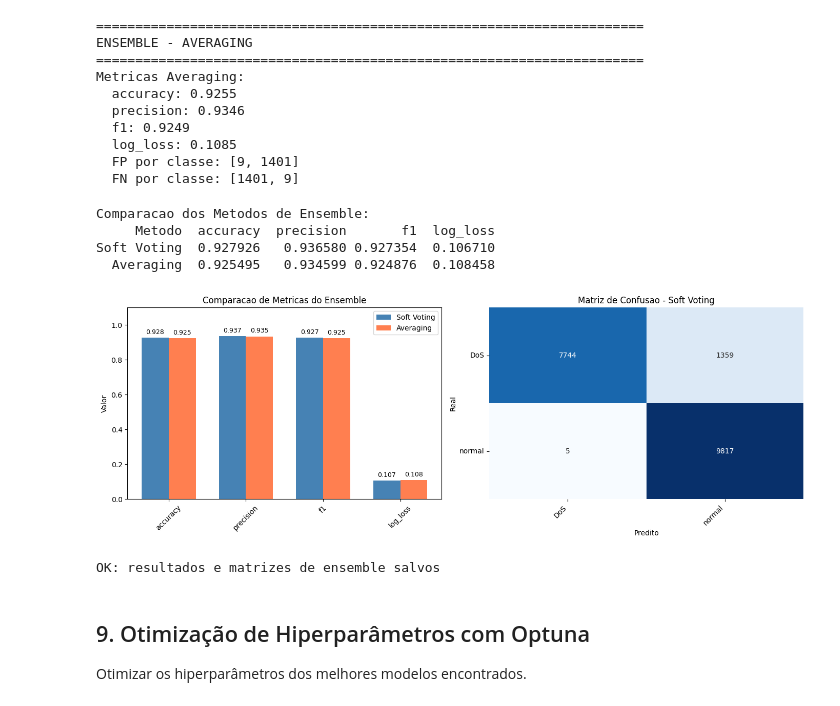
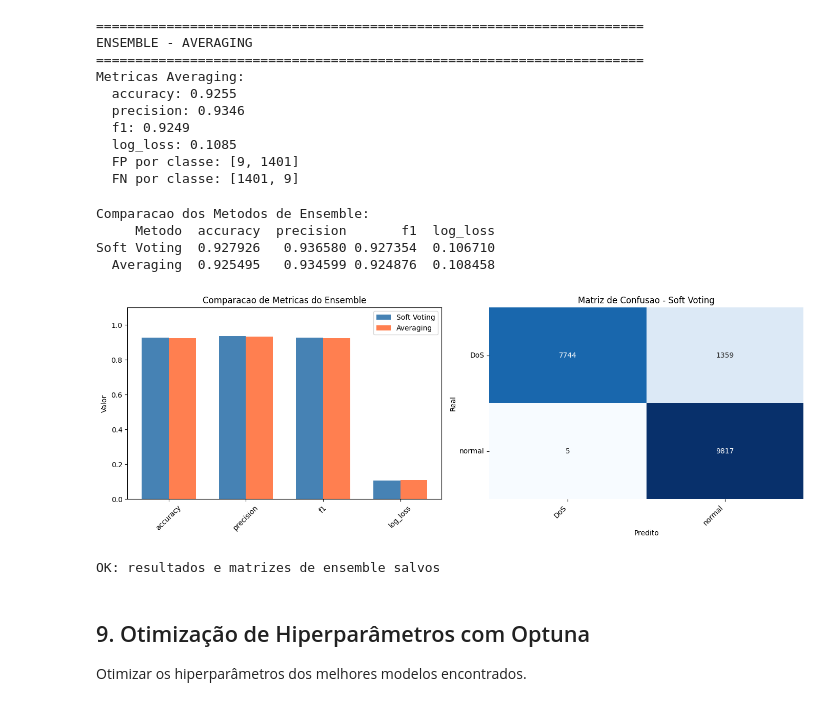
Before and after one commit to William-SWS/mqtt_under_attack, a Jupyter notebook: notebooks_refactored/01_dos_complete_pipeline.ipynb, the cells around one changed output. Drawn from its saved outputs; the diff is of its cells as text; code cells hidden in the pictures.

```diff
--- a/notebooks_refactored/01_dos_complete_pipeline.ipynb
+++ b/notebooks_refactored/01_dos_complete_pipeline.ipynb
@@ -663,8 +603,8 @@ for idx, metric in enumerate(metrics_to_plot):
     if metric != 'log_loss':
         ax.set_xlim(0, 1)
 
-    labels = [f'{val:.3f}' if np.isfinite(val) else 'N/A' for val in baseline_df[metric].values]
-    ax.bar_label(bars, labels=labels, padding=4, fontsize=9)
+    for bar, val in zip(bars, baseline_df[metric]):
+        ax.text(val + (0.01 if metric != 'log_loss' else 0.002), bar.get_y() + bar.get_height()/2, f'{val:.3f}', va='center', fontsize=9)
 
 plt.tight_layout()
 plt.savefig('../reports_refactored/baseline_comparison.png', dpi=150, bbox_inches='tight')
@@ -899,7 +839,6 @@ for selector_name, features in selected_features_dict.items():
 
     confusion_matrices_by_selector[selector_name] = {}
     selector_rows = []
-    selector_start = time.perf_counter()
 
     for model_name in models_for_selection:
         model = baseline_models[model_name]
@@ -931,17 +870,6 @@ for selector_name, features in selected_features_dict.items():
         selection_results.append(row)
         selector_rows.append((model_name, metrics['f1'], result['confusion_matrix']))
 
-        append_timing_record(
-            'feature_selection',
-            seletor=selector_name,
-            modelo=model_name,
-            n_features=len(features),
-            tempo_fit_sec=result['tempo_fit_sec'],
-            tempo_predict_sec=result['tempo_predict_sec'],
-            tempo_proba_sec=result['tempo_proba_sec'],
-            tempo_total_sec=result['tempo_total_sec'],
-        )
-
         print(
             f"  {model_name}: Acc={metrics['accuracy']:.4f}, "
             f"Prec={metrics['precision']:.4f}, F1={metrics['f1']:.4f}, "
@@ -954,14 +882,6 @@ for selector_name, features in selected_features_dict.items():
         'f1': best_f1,
         'confusion_matrix': best_cm.tolist(),
     }
-    selector_elapsed = time.perf_counter() - selector_start
-    append_timing_record(
-        'feature_selection_selector_total',
-        seletor=selector_name,
-        tempo_total_sec=selector_elapsed,
-        n_features=len(features),
-        status='success',
-    )
     print(f"  Melhor modelo do seletor: {best_model_name} (F1={best_f1:.4f})")
 
 print("\nMatrizes de confusao por seletor geradas (todos os modelos + melhor por seletor)")
@@ -1109,15 +1015,6 @@ for model_name in ensemble_model_names:
         y_test=y_test,
     )
     ensemble_predictions[model_name] = result
-    append_timing_record(
-        'ensemble_base_training',
-        modelo=model_name,
-        n_features=len(consensus_features),
-        tempo_fit_sec=result['tempo_fit_sec'],
-        tempo_predict_sec=result['tempo_predict_sec'],
-        tempo_proba_sec=result['tempo_proba_sec'],
-        tempo_total_sec=result['tempo_total_sec'],
-    )
     metrics = result['metrics']
     print(
         f"  {model_name}: Acc={metrics['accuracy']:.4f}, "
@@ -1236,44 +1119,38 @@ fig, axes = plt.subplots(1, 2, figsize=(14, 5))
 x = np.arange(len(soft_voting_metrics))
 width = 0.35
 
-bars_soft = axes[0].bar(
-    x - width / 2, list(soft_voting_metrics.values()), width, label='Soft Voting', color='steelblue'
- )
-bars_avg = axes[0].bar(
-    x + width / 2, list(averaging_metrics.values()), width, label='Averaging', color='coral'
-)
+axes[0].bar(x - width / 2, list(soft_voting_metrics.values()), width, label='Soft Voting', color='steelblue')
+axes[0].bar(x + width / 2, list(averaging_metrics.values()), width, label='Averaging', color='coral')
 axes[0].set_ylabel('Valor')
 axes[0].set_title('Comparacao de Metricas do Ensemble')
 axes[0].set_xticks(x)
 axes[0].set_xticklabels(list(soft_voting_metrics.keys()), rotation=45)
 axes[0].legend()
 axes[0].set_ylim(0, 1.1)
-axes[0].bar_label(bars_soft, labels=[f'{v:.3f}' for v in soft_voting_metrics.values()], padding=3, fontsize=9)
-axes[0].bar_label(bars_avg, labels=[f'{v:.3f}' for v in averaging_metrics.values()], padding=3, fontsize=9)
 
 # Visualizar matrizes de confusao
 sns.heatmap(cm_voting, annot=True, fmt='d', cmap='Blues', cbar=False, ax=axes[1])
 axes[1].set_title('Matriz de Confusao - Soft Voting')
 axes[1].set_xlabel('Predito')
 axes[1].set_ylabel('Real')
 axes[1].set_xticklabels(classes, rotation=45, ha='right')
 axes[1].set_yticklabels(classes, rotation=0)
 
 plt.tight_layout()
 plt.savefig('../reports_refactored/ensemble_comparison.png', dpi=150, bbox_inches='tight')
 plt.show()
 
 # Salvar resultados
 ensemble_comparison.to_csv('../reports_refactored/ensemble_results.csv', index=False)
 np.save('../reports_refactored/cm_soft_voting.npy', cm_voting)
 np.save('../reports_refactored/cm_averaging.npy', cm_averaging)
-print('OK: resultados e matrizes de ensemble salvos')
+print("OK: resultados e matrizes de ensemble salvos")
 # %% [output]
 Comparacao dos Metodos de Ensemble:
      Metodo  accuracy  precision       f1  log_loss
 Soft Voting  0.927926   0.936580 0.927354  0.106710
   Averaging  0.925495   0.934599 0.924876  0.108458
-[figure, old version]
+[figure, new version]
 OK: resultados e matrizes de ensemble salvos
 # %% [markdown]
 ## 9. Otimização de Hiperparâmetros com Optuna
```
Also changed, not shown: parts of 20 cells of this notebook, 17 other files.
